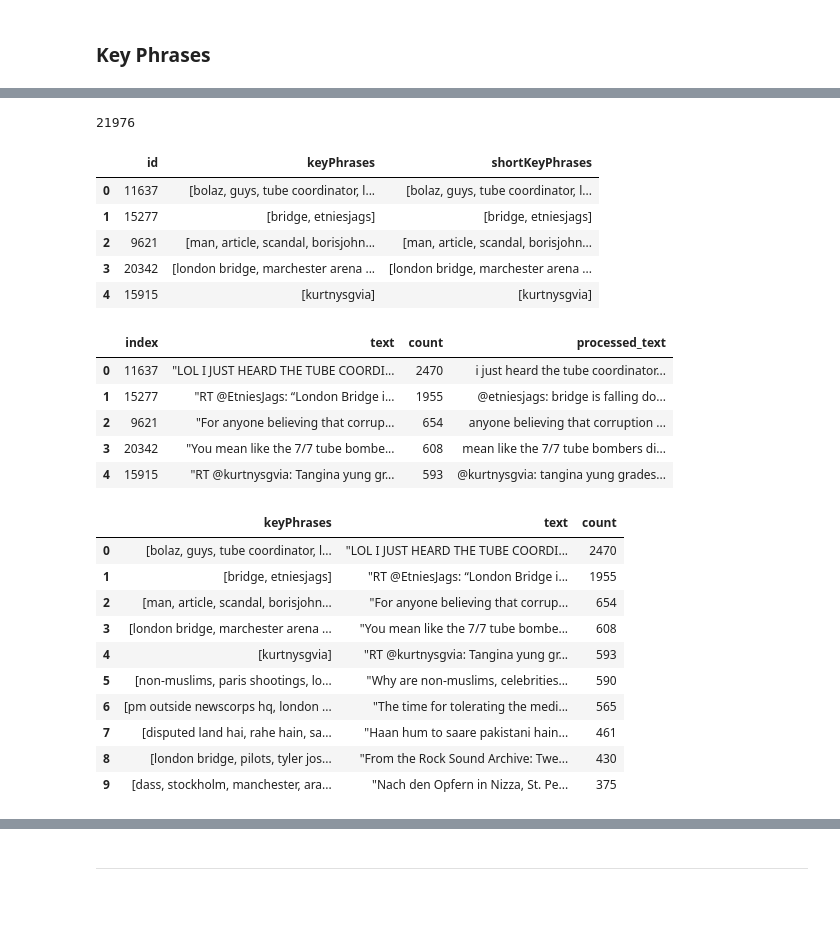
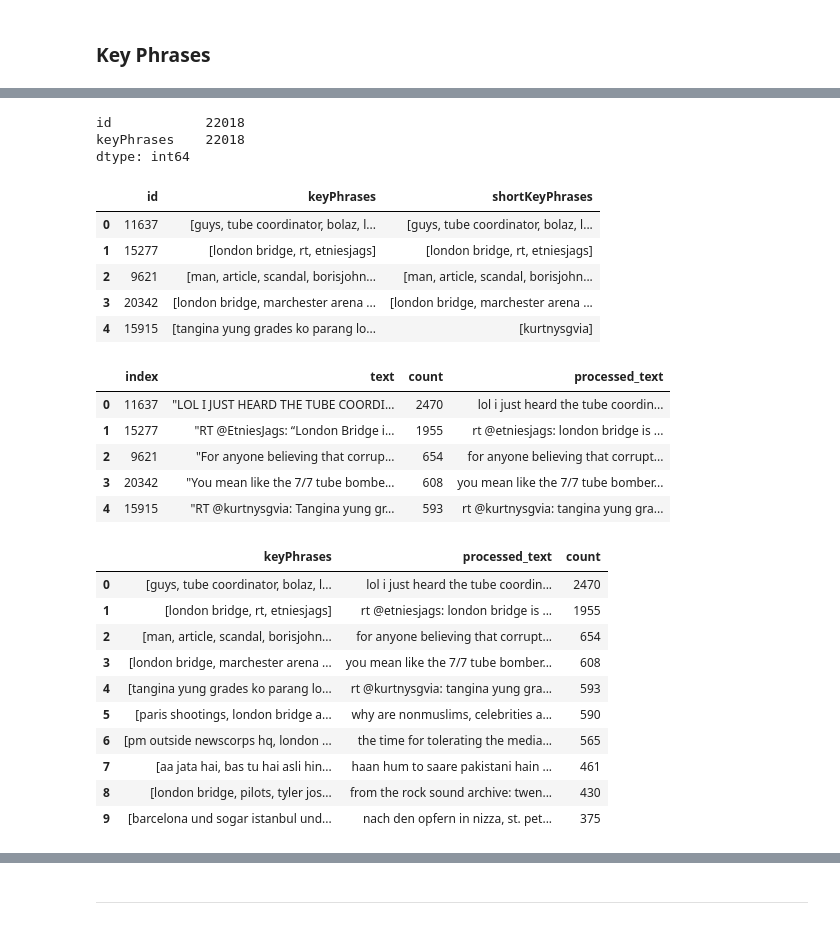
Before and after one commit to agarwal22megha/tweet-categorisation, a Jupyter notebook: twitter_feed_analysis.ipynb, the cells around one changed output, grey strips where cells are left out. Cells and saved outputs as stored; diff of their text form; code cells hidden in the pictures.

```diff
--- a/twitter_feed_analysis.ipynb
+++ b/twitter_feed_analysis.ipynb
@@ -107,13 +107,27 @@ def spell_check(sentence):
 tokenizer = TweetTokenizer(strip_handles=True, reduce_len=True)
 def process_tweet(tweet):
     normalized_tweet = tweet.lower().strip()
+    normalized_tweet = normalized_tweet.replace("“","")
     try:
         normalized_tweet = spell_check(str(normalized_tweet))
         normalized_tweet = contractions.fix(normalized_tweet)
         tokenized = tokenizer.tokenize(normalized_tweet)
     except:
         tokenized = normalized_tweet.split(" ")
+
     isascii = lambda s: len(s) == len(s.encode())
-    ascii_words = [word for word in tokenized[1:-1] if isascii(word)]
+    ascii_words = []
+    for word in tokenized:
+        if isascii(word):
+            if ("http" not in word):
+                ascii_words.append(word)
+
     normalized_tweet = " ".join(ascii_words)
+    normalized_tweet = normalized_tweet.lower().strip()
+    normalized_tweet = normalized_tweet.replace("-","")
+    normalized_tweet = normalized_tweet.replace("'","")
+    normalized_tweet = normalized_tweet.replace("  ","")
+    normalized_tweet = normalized_tweet.replace('"', '')
+    normalized_tweet = normalized_tweet.strip()
+
     return normalized_tweet
@@ -183,61 +202,62 @@ key_phrases_df.head()
 | 2 | 9621 | [man, article, scandal, borisjohn... |
 | 3 | 20342 | [london bridge, marchester arena ... |
 | 4 | 15915 | [tangina yung grades ko parang lo... |
-# %%
-len(key_phrases_df)
-# %% [output]
-21976
+# %%
+key_phrases_df.count()
+# %% [output]
+id            22018
+keyPhrases    22018
+dtype: int64
 # %%
-def drop_long_key_phrases(keyPhrases):
+def get_short_key_phrases(keyPhrases):
+    shorter_phrases = []
     for phrase in keyPhrases:
-        if len(phrase.split(" ")) >  5:
-            keyPhrases.remove(phrase)
-    return keyPhrases
-key_phrases_df["shortKeyPhrases"] = key_phrases_df["keyPhrases"].apply(drop_long_key_phrases)
+        if len(phrase.split(" ")) <  5:
+            shorter_phrases.append(phrase)
+    return shorter_phrases
+key_phrases_df["shortKeyPhrases"] = key_phrases_df["keyPhrases"].apply(get_short_key_phrases)
 # %%
 key_phrases_df.head()
 # %% [output]
 |  | id | keyPhrases | shortKeyPhrases |
-| 0 | 11637 | [bolaz, guys, tube coordinator, l... | [bolaz, guys, tube coordinator, l... |
-| 1 | 15277 | [bridge, etniesjags] | [bridge, etniesjags] |
+| 0 | 11637 | [guys, tube coordinator, bolaz, l... | [guys, tube coordinator, bolaz, l... |
+| 1 | 15277 | [london bridge, rt, etniesjags] | [london bridge, rt, etniesjags] |
 | 2 | 9621 | [man, article, scandal, borisjohn... | [man, article, scandal, borisjohn... |
 | 3 | 20342 | [london bridge, marchester arena ... | [london bridge, marchester arena ... |
-| 4 | 15915 | [kurtnysgvia] | [kurtnysgvia] |
+| 4 | 15915 | [tangina yung grades ko parang lo... | [kurtnysgvia] |
 # %%
 tweets.head()
 # %% [output]
 |  | index | text | count | processed_text |
-| 0 | 11637 | "LOL I JUST HEARD THE TUBE COORDI... | 2470 | i just heard the tube coordinator... |
-| 1 | 15277 | "RT @EtniesJags: “London Bridge i... | 1955 | @etniesjags: bridge is falling do... |
-| 2 | 9621 | "For anyone believing that corrup... | 654 | anyone believing that corruption ... |
-| 3 | 20342 | "You mean like the 7/7 tube bombe... | 608 | mean like the 7/7 tube bombers di... |
-| 4 | 15915 | "RT @kurtnysgvia: Tangina yung gr... | 593 | @kurtnysgvia: tangina yung grades... |
+| 0 | 11637 | "LOL I JUST HEARD THE TUBE COORDI... | 2470 | lol i just heard the tube coordin... |
+| 1 | 15277 | "RT @EtniesJags: “London Bridge i... | 1955 | rt @etniesjags: london bridge is ... |
+| 2 | 9621 | "For anyone believing that corrup... | 654 | for anyone believing that corrupt... |
+| 3 | 20342 | "You mean like the 7/7 tube bombe... | 608 | you mean like the 7/7 tube bomber... |
+| 4 | 15915 | "RT @kurtnysgvia: Tangina yung gr... | 593 | rt @kurtnysgvia: tangina yung gra... |
 # %%
 key_phrases_df.id = key_phrases_df.id.astype(int)
-# key_phrases_df.keyPhrases = key_phrases_df.keyPhrases.astype(str)
-# key_phrases_df.shortKeyPhrases = key_phrases_df.shortKeyPhrases.astype(str)
 
 metadata_keyPhrases = pd.merge(
     key_phrases_df[["id", "keyPhrases", "shortKeyPhrases"]],
     tweets[["index", "text", "processed_text", "count"]],
     left_on="id",
     right_on="index",
     how="inner")
 metadata_keyPhrases.sort_values(by=["count"], ascending=False, inplace=True)
 metadata_keyPhrases.to_csv("tweet_keyPhrases.csv")
-metadata_keyPhrases[["keyPhrases", "text", "count"]].head(10)
+metadata_keyPhrases[["keyPhrases", "processed_text", "count"]].head(10)
 # %% [output]
-|  | keyPhrases | text | count |
-| 0 | [bolaz, guys, tube coordinator, l... | "LOL I JUST HEARD THE TUBE COORDI... | 2470 |
-| 1 | [bridge, etniesjags] | "RT @EtniesJags: “London Bridge i... | 1955 |
-| 2 | [man, article, scandal, borisjohn... | "For anyone believing that corrup... | 654 |
-| 3 | [london bridge, marchester arena ... | "You mean like the 7/7 tube bombe... | 608 |
-| 4 | [kurtnysgvia] | "RT @kurtnysgvia: Tangina yung gr... | 593 |
-| 5 | [non-muslims, paris shootings, lo... | "Why are non-muslims, celebrities... | 590 |
-| 6 | [pm outside newscorps hq, london ... | "The time for tolerating the medi... | 565 |
-| 7 | [disputed land hai, rahe hain, sa... | "Haan hum to saare pakistani hain... | 461 |
-| 8 | [london bridge, pilots, tyler jos... | "From the Rock Sound Archive: Twe... | 430 |
-| 9 | [dass, stockholm, manchester, ara... | "Nach den Opfern in Nizza, St. Pe... | 375 |
+|  | keyPhrases | processed_text | count |
+| 0 | [guys, tube coordinator, bolaz, l... | lol i just heard the tube coordin... | 2470 |
+| 1 | [london bridge, rt, etniesjags] | rt @etniesjags: london bridge is ... | 1955 |
+| 2 | [man, article, scandal, borisjohn... | for anyone believing that corrupt... | 654 |
+| 3 | [london bridge, marchester arena ... | you mean like the 7/7 tube bomber... | 608 |
+| 4 | [tangina yung grades ko parang lo... | rt @kurtnysgvia: tangina yung gra... | 593 |
+| 5 | [paris shootings, london bridge a... | why are nonmuslims, celebrities a... | 590 |
+| 6 | [pm outside newscorps hq, london ... | the time for tolerating the media... | 565 |
+| 7 | [aa jata hai, bas tu hai asli hin... | haan hum to saare pakistani hain ... | 461 |
+| 8 | [london bridge, pilots, tyler jos... | from the rock sound archive: twen... | 430 |
+| 9 | [barcelona und sogar istanbul und... | nach den opfern in nizza, st. pet... | 375 |
 # %%
 (
   key_phrases_df["keyPhrases"].apply(lambda x: len(x)).mean(),
```
Also changed, not shown: parts of 21 cells of this notebook.
